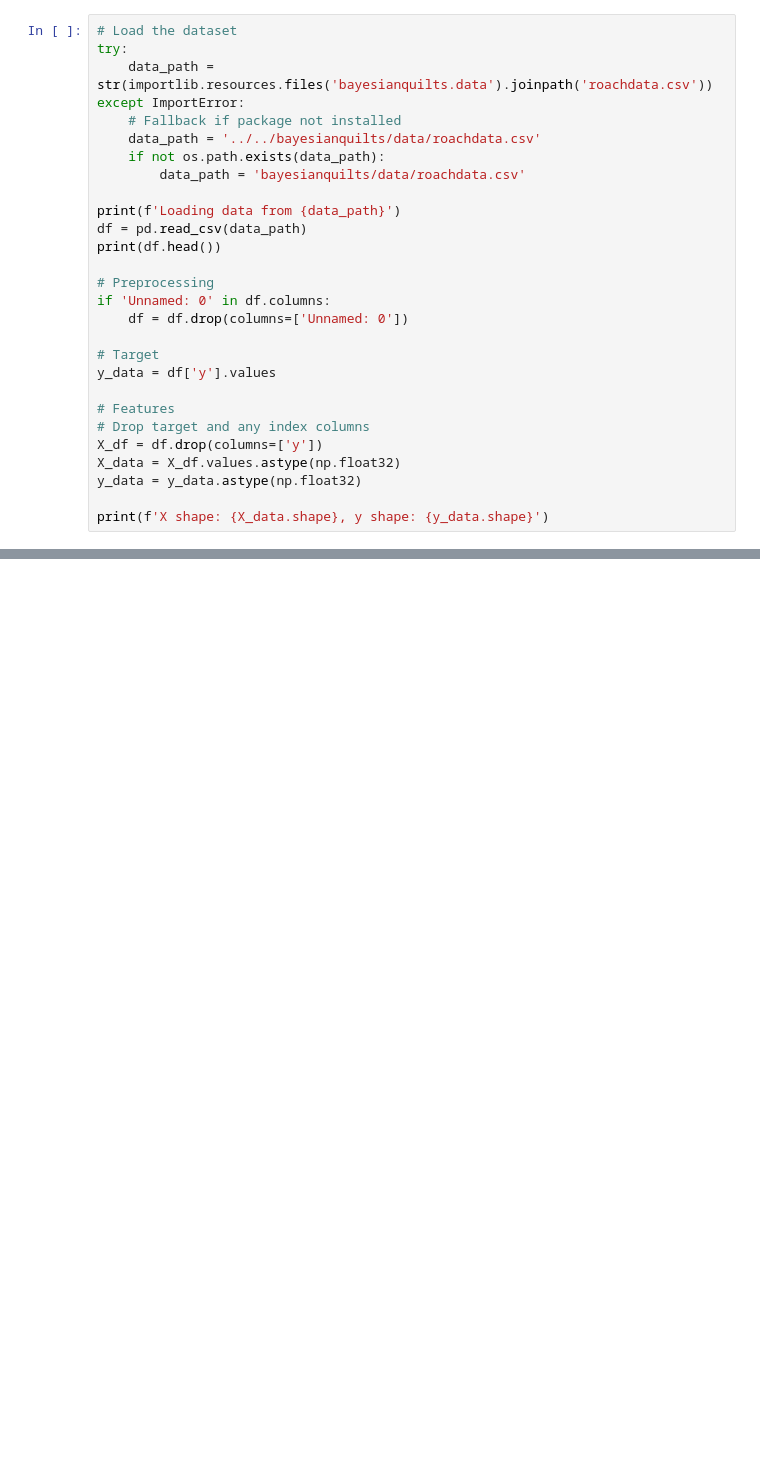
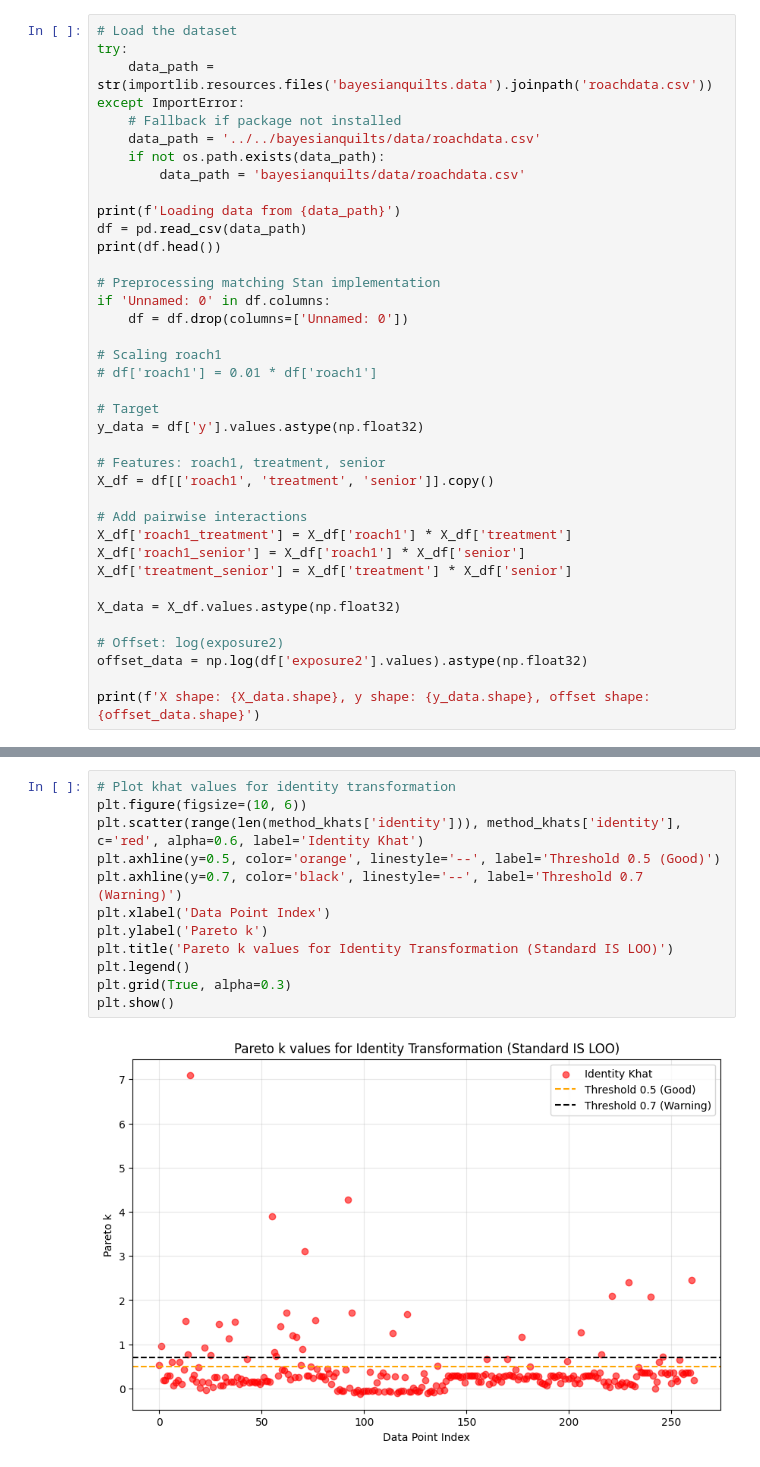
Before and after one commit to mederrata/bayesianquilts, a Jupyter notebook: notebooks/roach/poisson_regresion.ipynb, the cells around one changed output, grey strips where cells are left out. Drawn from its saved outputs; the diff is of its cells as text; blank space fills up the shorter version.

```diff
--- a/notebooks/roach/poisson_regresion.ipynb
+++ b/notebooks/roach/poisson_regresion.ipynb
@@ -37,20 +38,30 @@ print(f'Loading data from {data_path}')
 df = pd.read_csv(data_path)
 print(df.head())
 
-# Preprocessing
+# Preprocessing matching Stan implementation
 if 'Unnamed: 0' in df.columns:
     df = df.drop(columns=['Unnamed: 0'])
 
+# Scaling roach1
+# df['roach1'] = 0.01 * df['roach1']
+
 # Target
-y_data = df['y'].values
+y_data = df['y'].values.astype(np.float32)
 
-# Features
-# Drop target and any index columns
-X_df = df.drop(columns=['y'])
+# Features: roach1, treatment, senior
+X_df = df[['roach1', 'treatment', 'senior']].copy()
+
+# Add pairwise interactions
+X_df['roach1_treatment'] = X_df['roach1'] * X_df['treatment']
+X_df['roach1_senior'] = X_df['roach1'] * X_df['senior']
+X_df['treatment_senior'] = X_df['treatment'] * X_df['senior']
+
 X_data = X_df.values.astype(np.float32)
-y_data = y_data.astype(np.float32)
 
-print(f'X shape: {X_data.shape}, y shape: {y_data.shape}')
+# Offset: log(exposure2)
+offset_data = np.log(df['exposure2'].values).astype(np.float32)
+
+print(f'X shape: {X_data.shape}, y shape: {y_data.shape}, offset shape: {offset_data.shape}')
 # %% [output]
 Loading data from /Users/josh/workspace/bayesianquilts/bayesianquilts/data/roachdata.csv
    Unnamed: 0    y  roach1  treatment  senior  exposure2
@@ -304,3 +442,17 @@ Min khat per data point (min/max): -1.575/inf
+# %%
+# Plot khat values for identity transformation
+plt.figure(figsize=(10, 6))
+plt.scatter(range(len(method_khats['identity'])), method_khats['identity'], c='red', alpha=0.6, label='Identity Khat')
+plt.axhline(y=0.5, color='orange', linestyle='--', label='Threshold 0.5 (Good)')
+plt.axhline(y=0.7, color='black', linestyle='--', label='Threshold 0.7 (Warning)')
+plt.xlabel('Data Point Index')
+plt.ylabel('Pareto k')
+plt.title('Pareto k values for Identity Transformation (Standard IS LOO)')
+plt.legend()
+plt.grid(True, alpha=0.3)
+plt.show()
+# %% [output]
+[figure, added]
 # %%
 # Conditional plot: Min khat where identity khat >= 0.7
 if 'identity' in method_khats:
```
Also changed, not shown: parts of 8 cells of this notebook, 4 other files.
